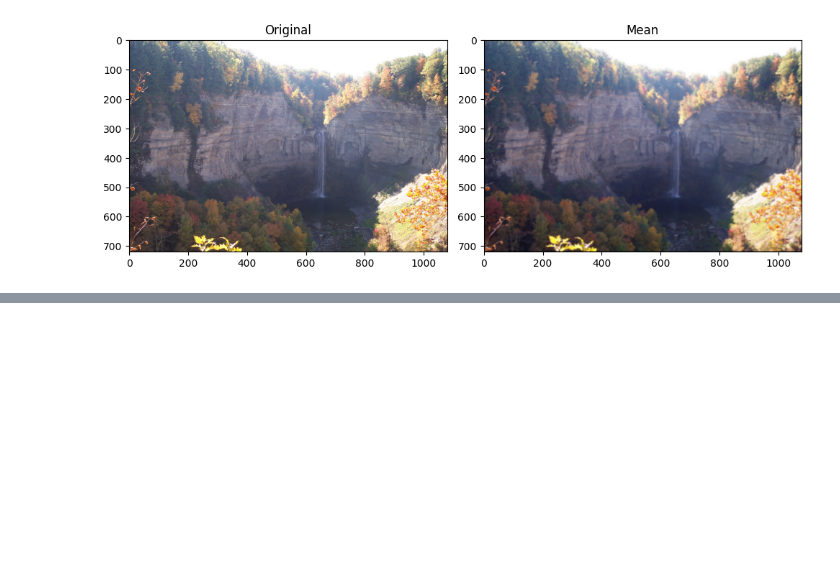
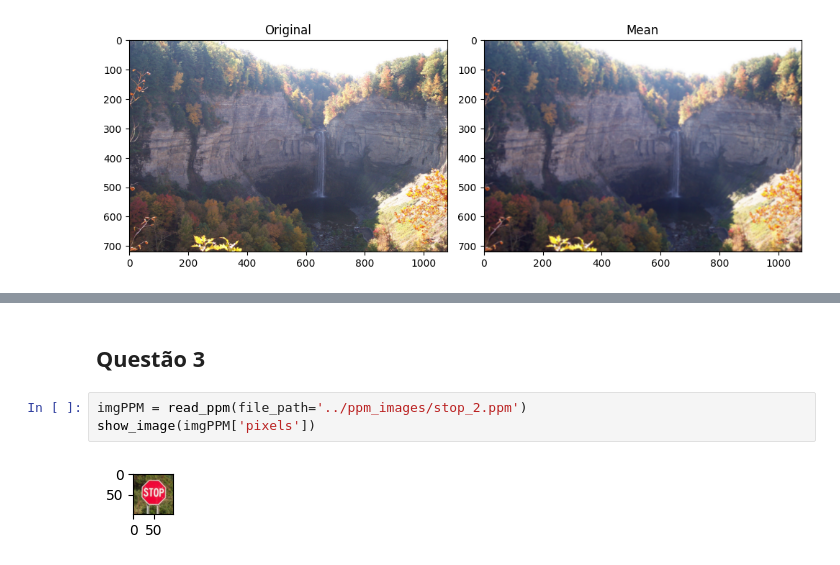
Before and after one commit to BeaRoodriguees/visao-computacional, a Jupyter notebook: lista01/lista01.ipynb, the cells around one changed output, grey strips where cells are left out. Cells and saved outputs as stored; diff of their text form; blank space fills up the shorter version.

```diff
--- a/lista01/lista01.ipynb
+++ b/lista01/lista01.ipynb
@@ -127,0 +157,7 @@ if img is not None:
+# %% [markdown]
+## Questão 3
+# %%
+imgPPM = read_ppm(file_path='../ppm_images/stop_2.ppm')
+show_image(imgPPM['pixels'])
+# %% [output]
+[figure, added]
```
Also changed, not shown: parts of 3 cells of this notebook, 1 other file.
